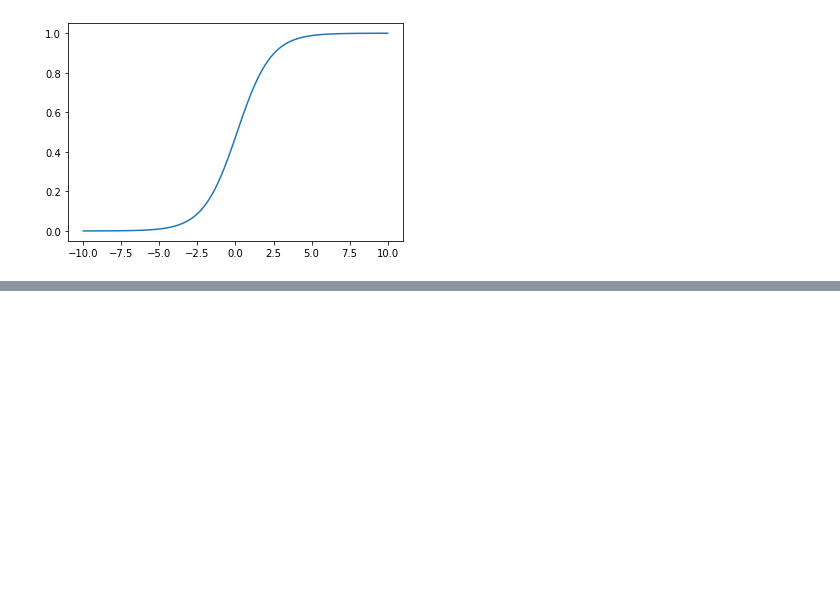
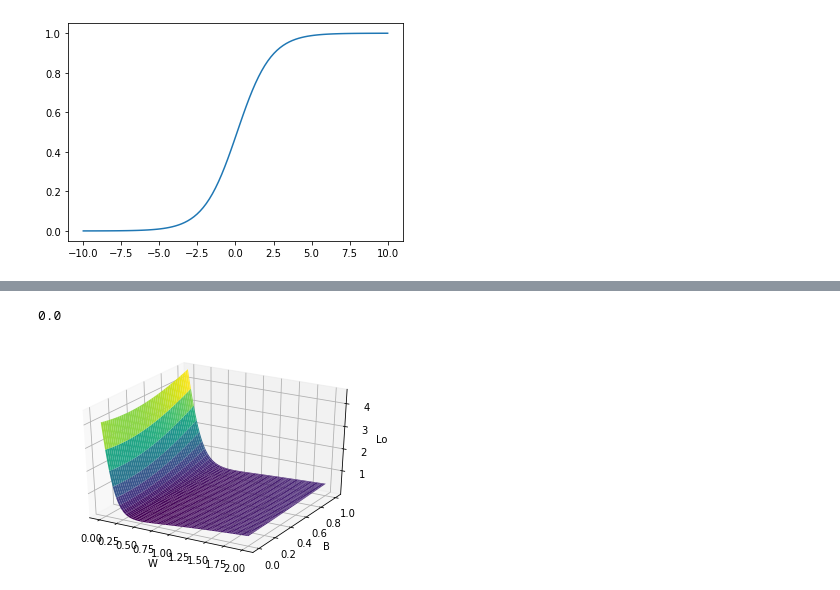
Before and after one commit to Humaidabdullah/Deep-Learning-PadhAI, a Jupyter notebook: Sigmoid Neuron/Untitled.ipynb, the cells around one changed output, grey strips where cells are left out. Saved outputs shown, nothing was run; the diff lists cells and outputs as text; code cells hidden in the pictures; blank space fills up the shorter version.

```diff
--- a/Sigmoid Neuron/Untitled.ipynb
+++ b/Sigmoid Neuron/Untitled.ipynb
@@ -46,0 +112,24 @@ plt.show()
+# %%
+W = np.linspace(0,2,100)
+B = np.linspace(0,1,100)
+
+WW, BB = np.meshgrid(W,B)
+
+Loss = np.zeros(WW.shape)
+# %%
+print(Loss[0,0])
+# %% [output]
+0.0
+# %%
+for i in range(WW.shape[0]):
+  for j in range(WW.shape[1]):
+    Loss[i,j] = compute_loss(X,Y,WW[i,j],BB[i,j])
+# %%
+fig = plt.figure()
+ax = plt.axes(projection='3d')
+ax.plot_surface(WW, BB, Loss, cmap='viridis')
+ax.set_xlabel('W')
+ax.set_ylabel('B')
+ax.set_zlabel('Loss');
+# %% [output]
+[figure, added]
```
Also changed, not shown: parts of 23 cells of this notebook.
